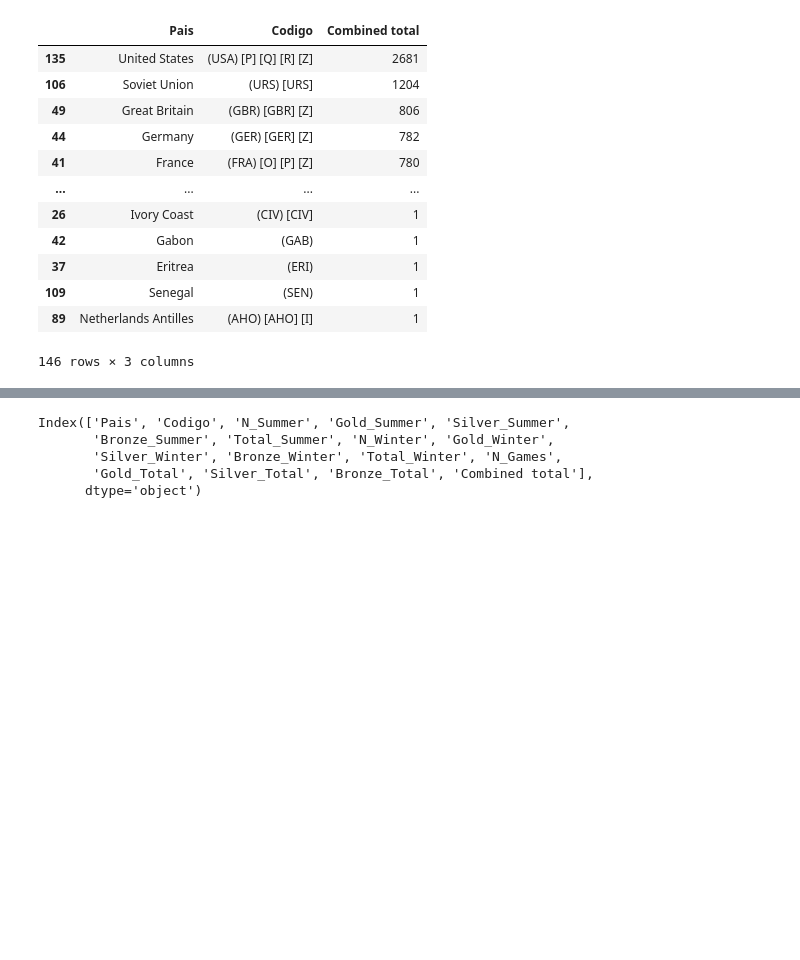
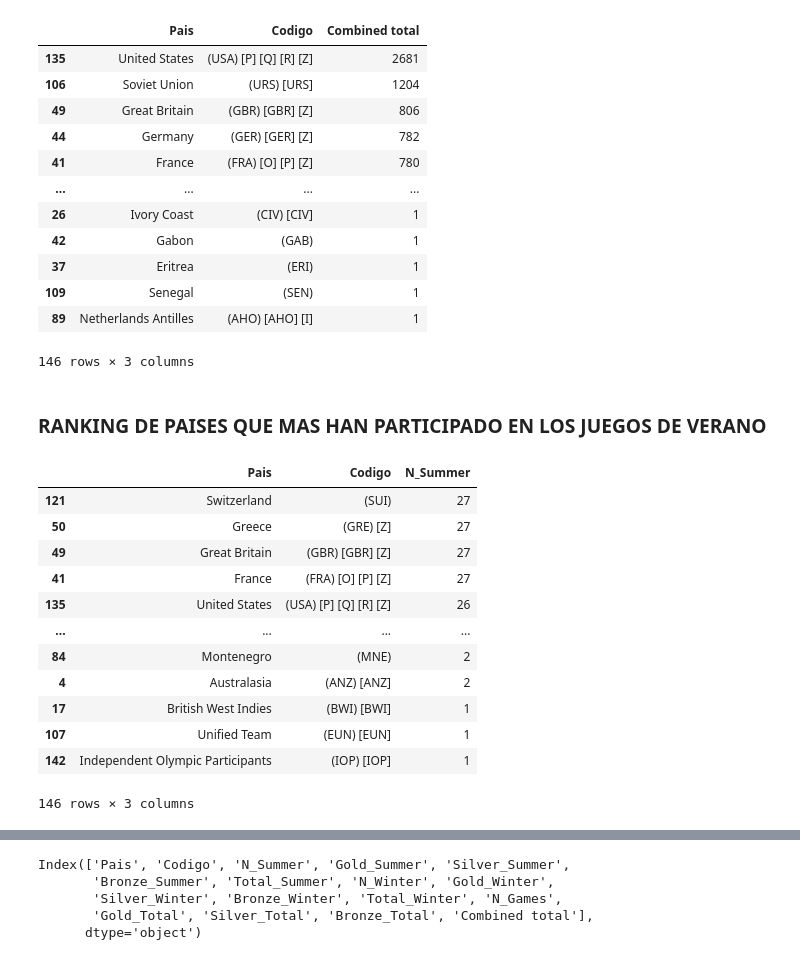
Before and after one commit to 16danielvm/OlympicsDatasetWork, a Jupyter notebook: 4 - what_say_the_data.ipynb, the cells around one changed output, grey strips where cells are left out. Cells and saved outputs as stored; diff of their text form; code cells hidden in the pictures; blank space fills up the shorter version.

Commit message:
Ranking de paises actualizado

```diff
--- a/4 - what_say_the_data.ipynb
+++ b/4 - what_say_the_data.ipynb
@@ -128,3 +128,22 @@ df_Winner_Medals_Total[['Pais','Codigo','Combined total']]
 | 109 | Senegal | (SEN) | 1 |
 | 89 | Netherlands Antilles | (AHO) [AHO] [I] | 1 |
 146 rows × 3 columns
+# %% [markdown]
+### RANKING DE PAISES QUE MAS HAN PARTICIPADO EN LOS JUEGOS DE VERANO
+# %%
+df_Winner_GAMES_SUMMER = df[0:146].sort_values(['N_Summer'], ascending=False)
+df_Winner_GAMES_SUMMER[['Pais','Codigo','N_Summer']]
+# %% [output]
+|  | Pais | Codigo | N_Summer |
+| 121 | Switzerland | (SUI) | 27 |
+| 50 | Greece | (GRE) [Z] | 27 |
+| 49 | Great Britain | (GBR) [GBR] [Z] | 27 |
+| 41 | France | (FRA) [O] [P] [Z] | 27 |
+| 135 | United States | (USA) [P] [Q] [R] [Z] | 26 |
+| ... | ... | ... | ... |
+| 84 | Montenegro | (MNE) | 2 |
+| 4 | Australasia | (ANZ) [ANZ] | 2 |
+| 17 | British West Indies | (BWI) [BWI] | 1 |
+| 107 | Unified Team | (EUN) [EUN] | 1 |
+| 142 | Independent Olympic Participants | (IOP) [IOP] | 1 |
+146 rows × 3 columns
```
Also changed, not shown: parts of 4 cells of this notebook.
